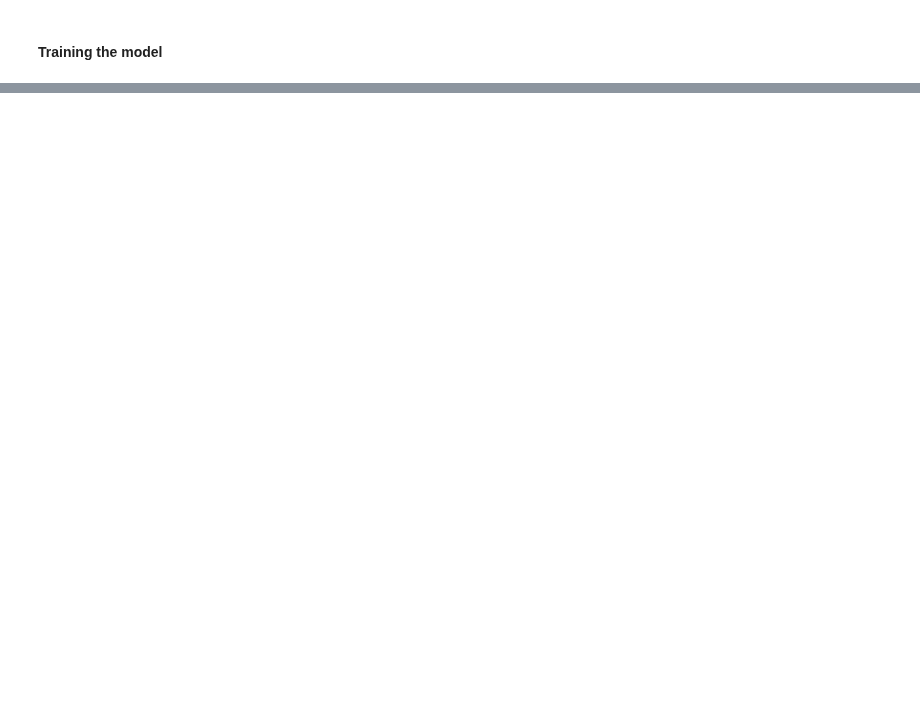
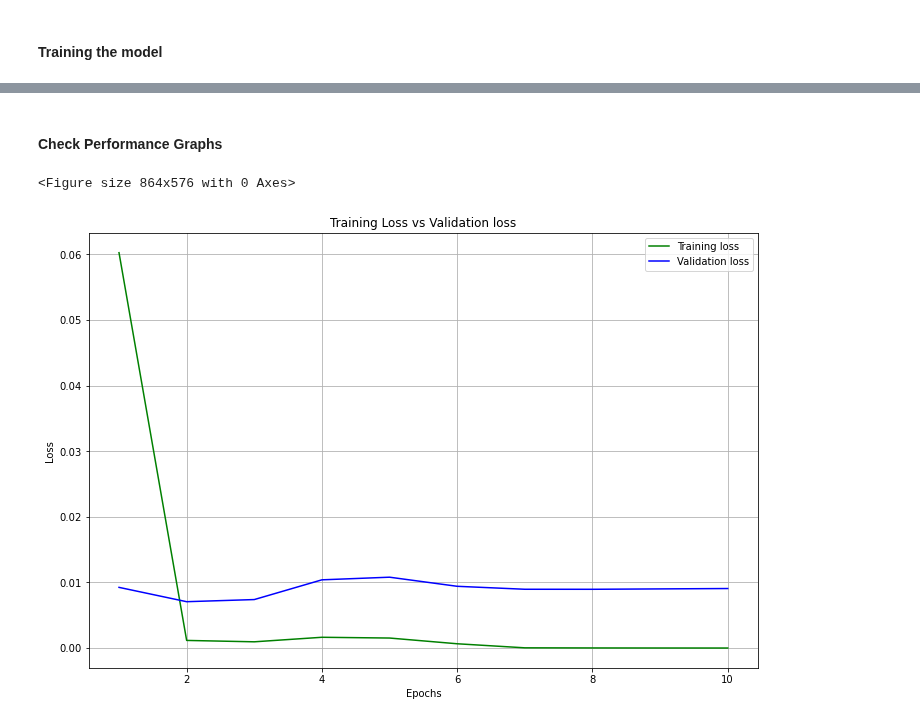
Before and after one commit to suvofalcon/Py-SpringboardAIML, a Jupyter notebook: _14_Kaggle/FakeAndRealNews.ipynb, the cells around one changed output, grey strips where cells are left out. Cells and saved outputs as stored; diff of their text form; code cells hidden in the pictures; blank space fills up the shorter version.

```diff
--- a/_14_Kaggle/FakeAndRealNews.ipynb
+++ b/_14_Kaggle/FakeAndRealNews.ipynb
@@ -317,0 +336,15 @@ array([[ 2.88452244e+00, -1.82624355e-01,  1.63414329e-01,
+# %%
+# Defining a function which will build and compile the model
+
+'''
+This will build and compile a model with one hidden layer and 16 neurons
+'''
+def make_model(metrics=METRICS, output_bias=None):
+    if output_bias is not None:
+        output_bias = tf.keras.initializers.Constant(output_bias)
+    model = tf.keras.Sequential()
+    model.add(hub_layer)
+    model.add(tf.keras.layers.Dense(units=HIDDEN_UNITS_SINGLE, activation=ACTIVATION_HIDDEN))
+    model.add(tf.keras.layers.Dense(units=OUTPUT_UNITS, activation=ACTIVATION_OUTPUT))
+    model.compile(optimizer=OPTIMIZER, loss=LOSS_FUNCTION, metrics=metrics)
+    return model
@@ -329,20 +451,8 @@ model.add(tf.keras.layers.Dense())
-# %%
-# Defining a function which will build and compile the model
-
-def make_model(metrics=METRICS, output_bias=None):
-    if output_bias is not None:
-        output_bias = tf.keras.initializers.Constant(output_bias)
-    model = tf.keras.Sequential()
-    model.add(hub_layer)
-    model.add(tf.keras.layers.Dense(units=HIDDEN_UNITS, activation=ACTIVATION_HIDDEN))
-    model.add(tf.keras.layers.Dense(units=OUTPUT_UNITS, activation=ACTIVATION_OUTPUT))
-    model.compile(optimizer=OPTIMIZER, loss=LOSS_FUNCTION, metrics=metrics)
-    return model
 # %%
 # Lets build the model and see the mmodel summary
 
-model = make_model()
-model.summary()
+simplemodel = make_model()
+simplemodel.summary()
 # %% [output]
 Model: "sequential"
 _________________________________________________________________
@@ -362,8 +472,12 @@ _________________________________________________________________
 #### Training the model
 # %%
 # we will now train the model on training and validation data
+# Now use the function to plot the confusion matrix
 
-epochs_history = model.fit(features_train, target_train, epochs=EPOCHS,
+start = datetime.now()
+epochs_history_simple = simplemodel.fit(features_train, target_train, epochs=EPOCHS,
                           validation_data=(features_val, target_val),
                           verbose=1)
+end = datetime.now()
+print(f"The training of simple model completed in time - {end - start}")
 # %% [output]
@@ -377,0 +501,8 @@ KeyboardInterrupt:
+# %% [markdown]
+#### Check Performance Graphs
+# %%
+# Plot training loss vs validation loss
+plotTrainLossVsValLoss(epochs_history=epochs_history_simple)
+# %% [output]
+<Figure size 864x576 with 0 Axes>
+[figure, added]
```
Also changed, not shown: parts of 35 cells of this notebook.
